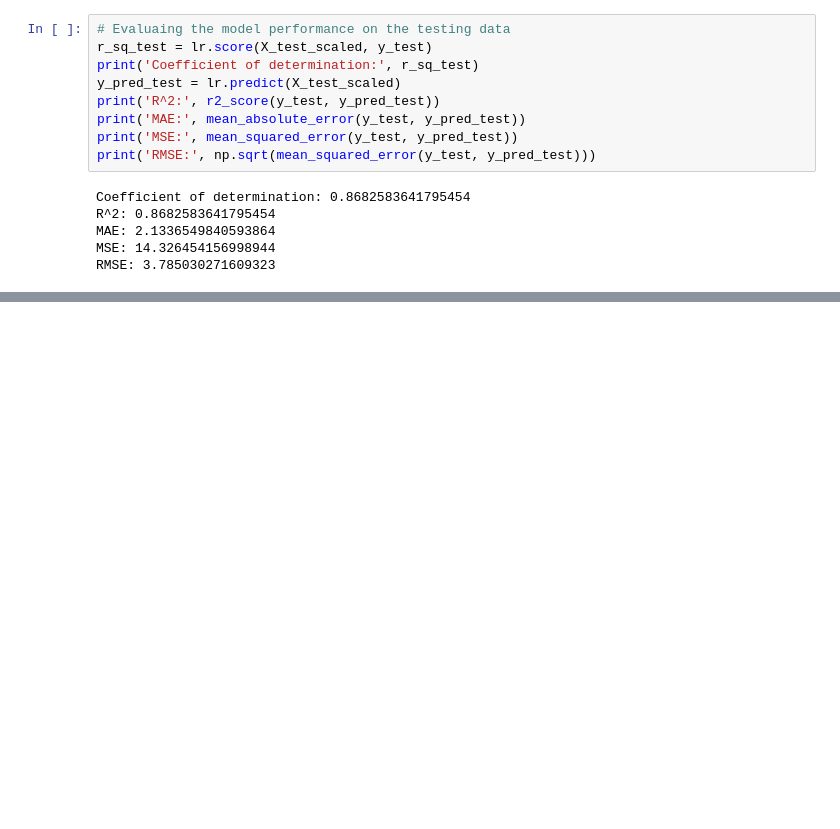
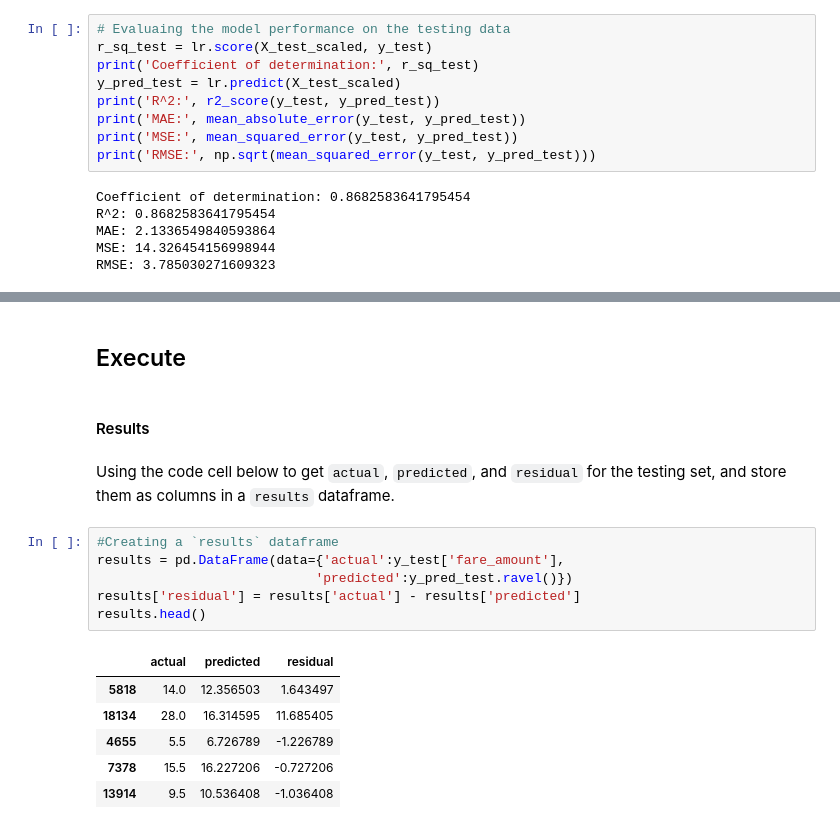
Before and after one commit to PrincelyKitilya/Automatidata-Analysis, a Jupyter notebook: automatidata_analysis.ipynb, the cells around one changed output, grey strips where cells are left out. Saved outputs shown, nothing was run; the diff lists cells and outputs as text; blank space fills up the shorter version.

Commit message:
Create a dataframe with actual values, predicted values and residual values.

```diff
--- a/automatidata_analysis.ipynb
+++ b/automatidata_analysis.ipynb
@@ -835,0 +842,19 @@ RMSE: 3.785030271609323
+# %% [markdown]
+## Execute
+# %% [markdown]
+#### Results
+# %% [markdown]
+Using the code cell below to get `actual`, `predicted`, and `residual` for the testing set, and store them as columns in a `results` dataframe.
+# %%
+#Creating a `results` dataframe
+results = pd.DataFrame(data={'actual':y_test['fare_amount'],
+                            'predicted':y_pred_test.ravel()})
+results['residual'] = results['actual'] - results['predicted']
+results.head()
+# %% [output]
+|  | actual | predicted | residual |
+| 5818 | 14.0 | 12.356503 | 1.643497 |
+| 18134 | 28.0 | 16.314595 | 11.685405 |
+| 4655 | 5.5 | 6.726789 | -1.226789 |
+| 7378 | 15.5 | 16.227206 | -0.727206 |
+| 13914 | 9.5 | 10.536408 | -1.036408 |
```
Also changed, not shown: parts of 1 cell of this notebook.
